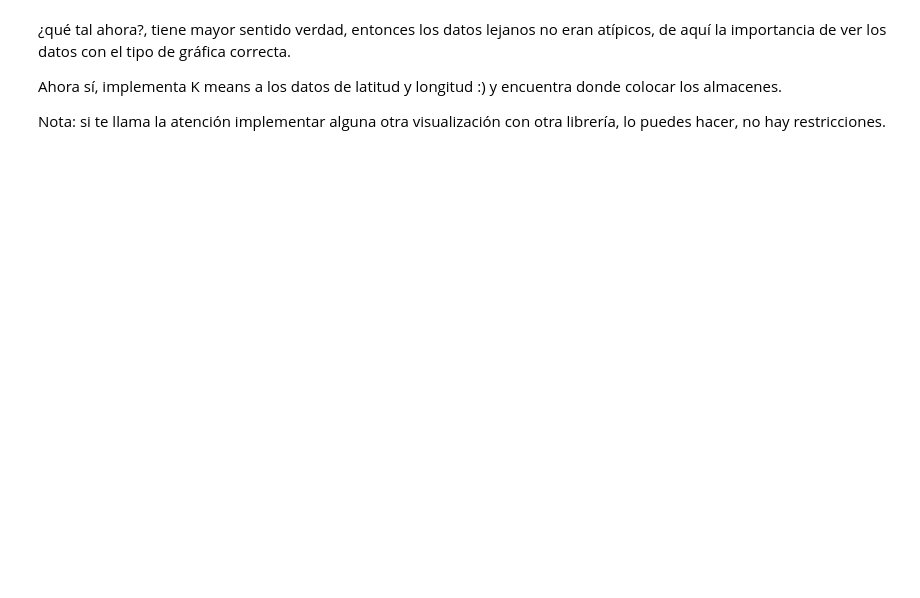
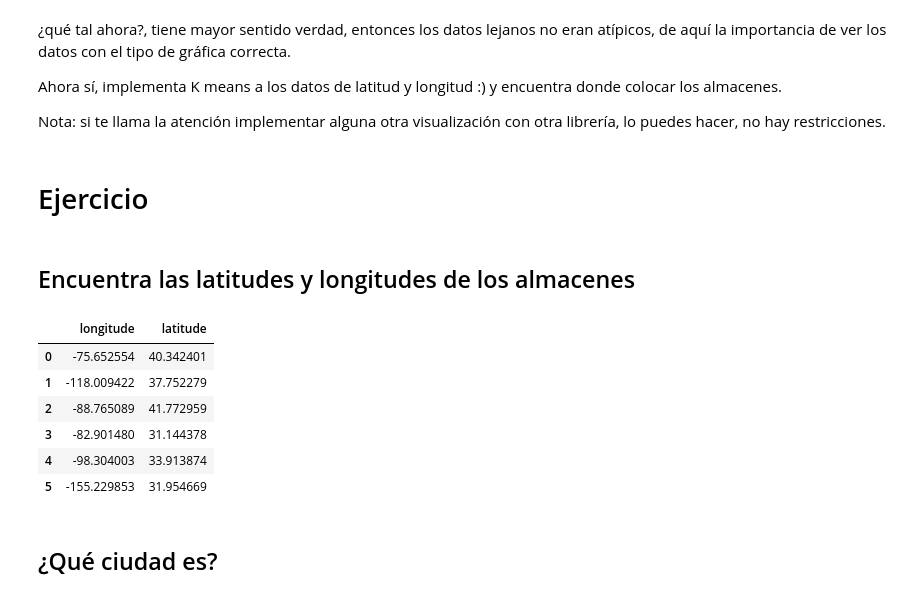
Before and after one commit to PosgradoMNA/actividades-de-aprendizaje-cardonasebastian, a Jupyter notebook: TecMty_kmeans_target.ipynb, the cells around one changed output. Drawn from its saved outputs; the diff is of its cells as text; code cells hidden in the pictures; blank space fills up the shorter version.

```diff
--- a/TecMty_kmeans_target.ipynb
+++ b/TecMty_kmeans_target.ipynb
@@ -220,0 +220,2 @@ Nota: si te llama la atención implementar alguna otra visualización con otra l
+# %% [markdown]
+# Ejercicio
@@ -220,0 +233,23 @@ Nota: si te llama la atención implementar alguna otra visualización con otra l
+# %% [markdown]
+## Encuentra las latitudes y longitudes de los almacenes
+# %%
+X = df[['longitude', 'latitude']]
+
+kmeans = KMeans(n_clusters=6, random_state=42)
+y_pred = kmeans.fit_predict(X)
+# %%
+centroids = kmeans.cluster_centers_
+coordinates = pd.DataFrame(centroids, columns=['longitude', 'latitude'])
+coordinates['coordinates'] = list(zip(coordinates.longitude, coordinates.latitude))
+coordinates['point'] = [(x, y) for x, y in zip(coordinates['longitude'], coordinates['latitude'])]
+coordinates [['longitude', 'latitude']]
+# %% [output]
+|  | longitude | latitude |
+| 0 | -75.652554 | 40.342401 |
+| 1 | -118.009422 | 37.752279 |
+| 2 | -88.765089 | 41.772959 |
+| 3 | -82.901480 | 31.144378 |
+| 4 | -98.304003 | 33.913874 |
+| 5 | -155.229853 | 31.954669 |
+# %% [markdown]
+## ¿Qué ciudad es?
```
Also changed, not shown: parts of 17 cells of this notebook.
